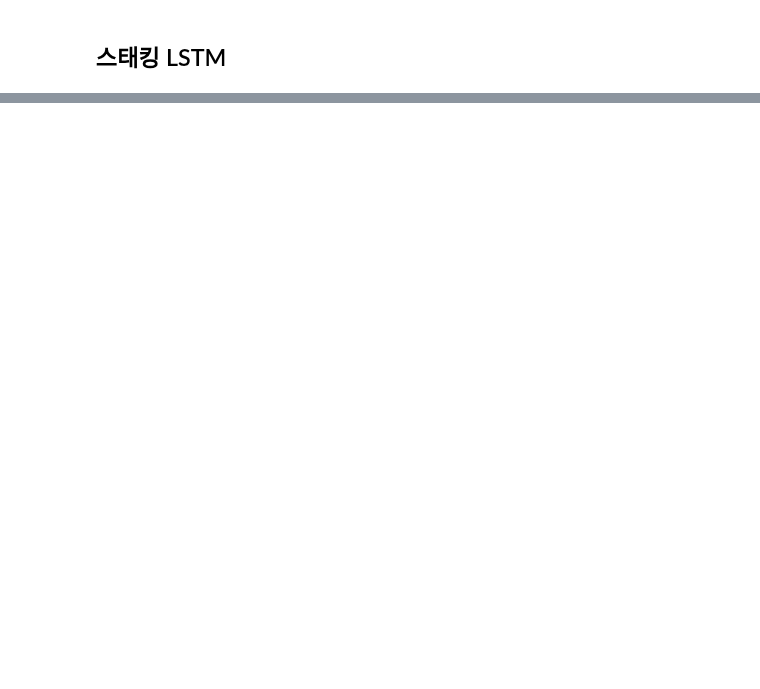
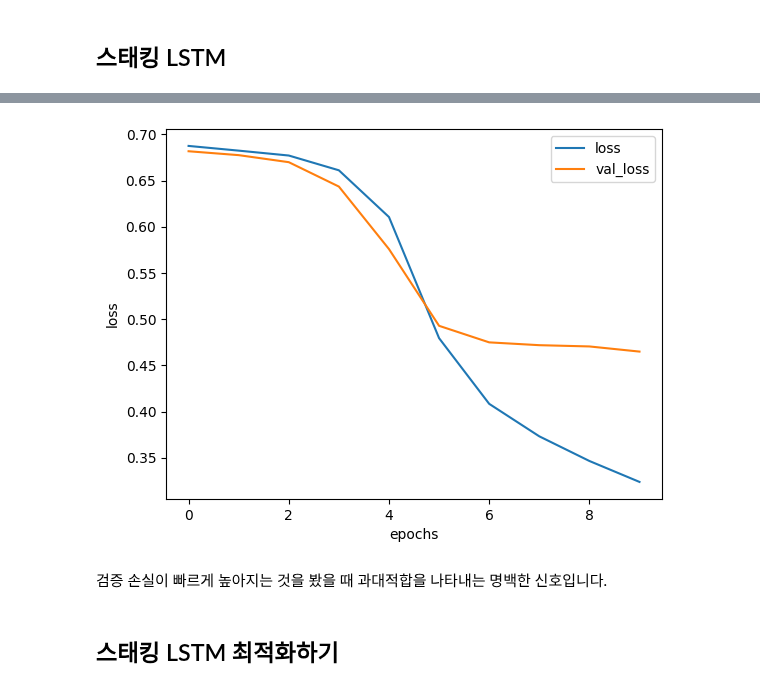
Before and after one commit to Gugo-le/school_record_, a Jupyter notebook: RNN.ipynb, the cells around one changed output, grey strips where cells are left out. Cells and saved outputs as stored; diff of their text form; code cells hidden in the pictures; blank space fills up the shorter version.

```diff
--- a/RNN.ipynb
+++ b/RNN.ipynb
@@ -161,0 +189,13 @@ model.compile(loss='binary_crossentropy',
+# %%
+plt.plot(history.history['loss'])
+plt.plot(history.history['val_loss'])
+plt.xlabel('epochs')
+plt.ylabel('loss')
+plt.legend(['loss', 'val_loss'])
+plt.show()
+# %% [output]
+[figure, added]
+# %% [markdown]
+검증 손실이 빠르게 높아지는 것을 봤을 때 과대적합을 나타내는 명백한 신호입니다.
+# %% [markdown]
+## 스태킹 LSTM 최적화하기
```
Also changed, not shown: parts of 13 cells of this notebook.
